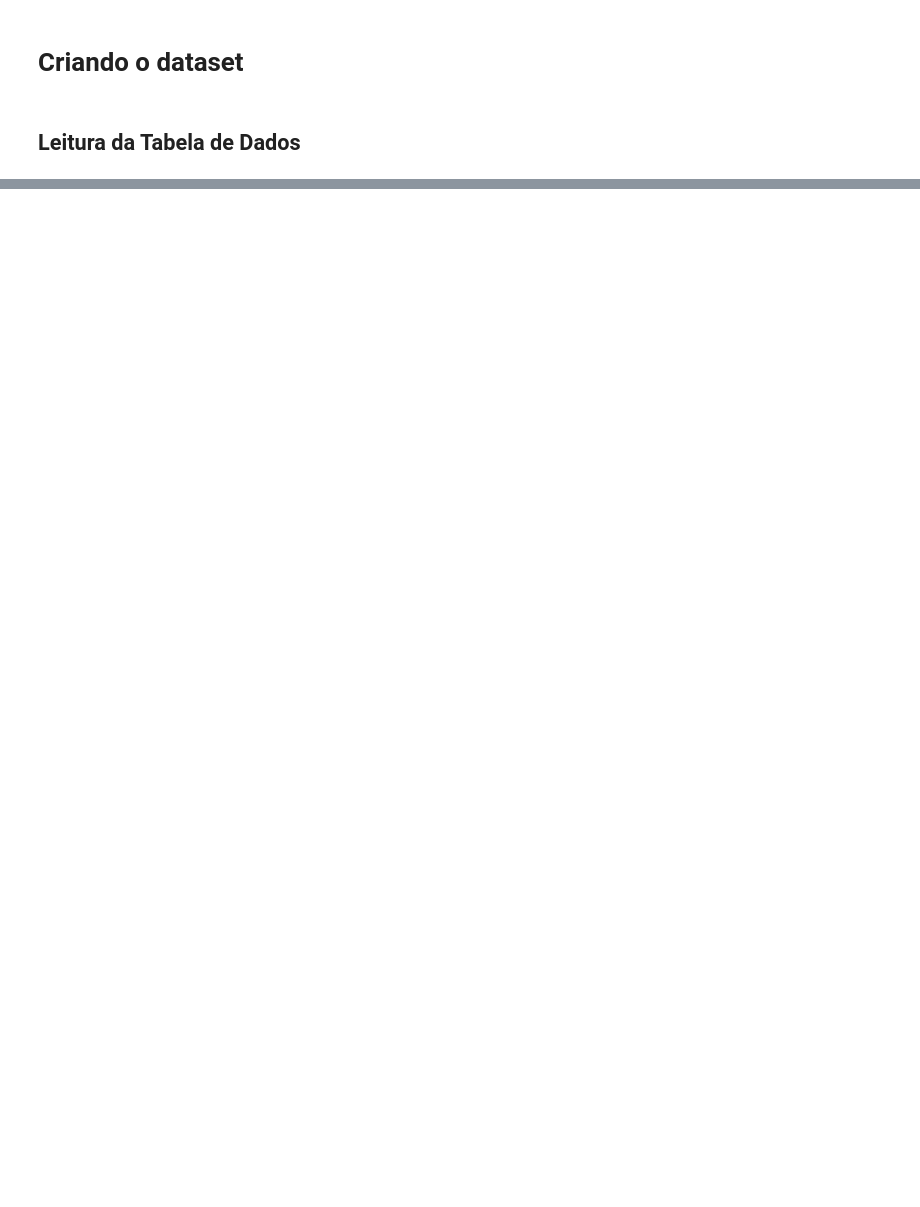
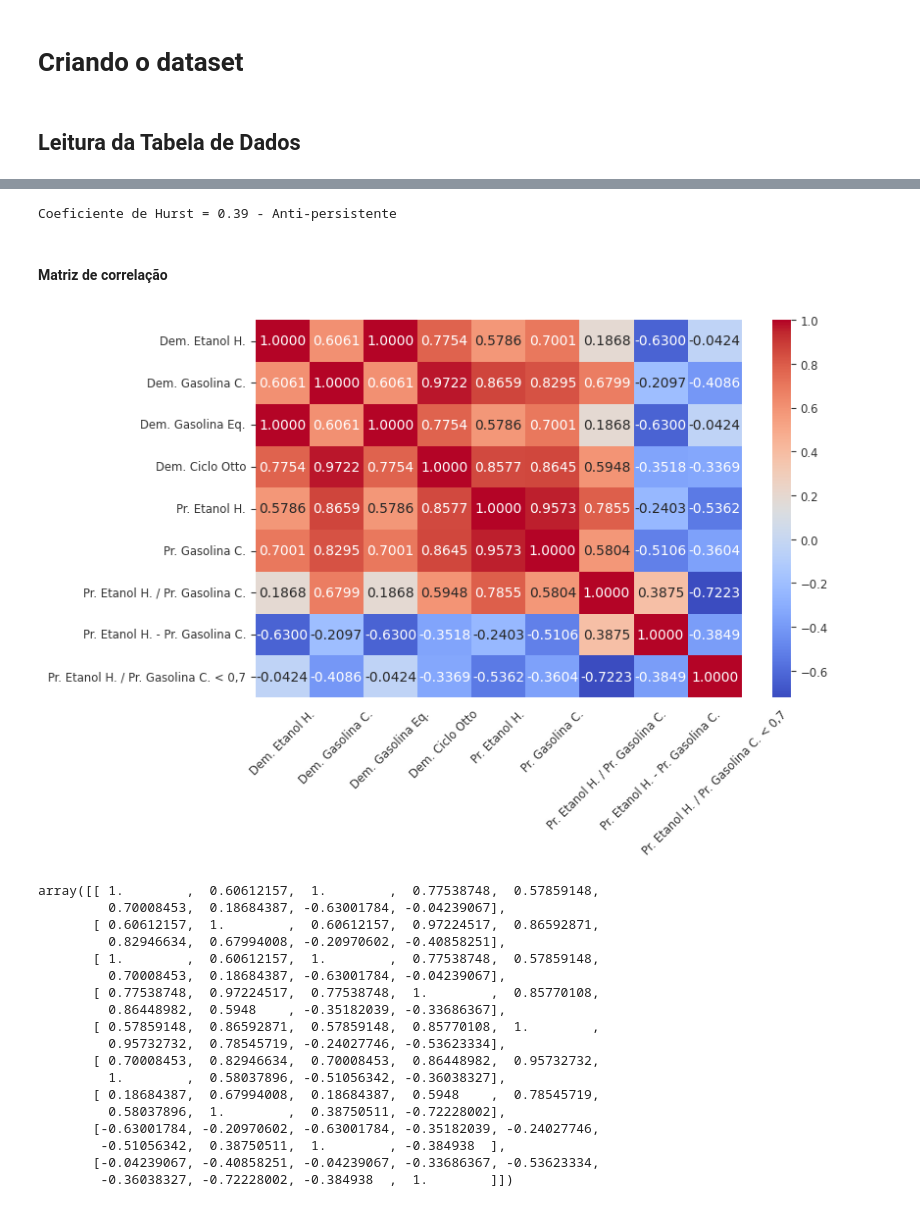
Before and after one commit to Arickjd/ehc-demand-forecast, a Jupyter notebook: projeto-de-mestrado.ipynb, the cells around one changed output, grey strips where cells are left out. Drawn from its saved outputs; the diff is of its cells as text; code cells hidden in the pictures; blank space fills up the shorter version.

```diff
--- a/projeto-de-mestrado.ipynb
+++ b/projeto-de-mestrado.ipynb
@@ -39,0 +268,41 @@ Não foi possível atualizar os dados
+# %%
+hurst = Hurst()
+
+H, HDescription = hurst.calculate(train)
+print("Coeficiente de Hurst = {:.2f} - {}".format(H, HDescription))
+# %% [output]
+Coeficiente de Hurst = 0.39 - Anti-persistente
+# %% [markdown]
+#### Matriz de correlação
+# %%
+plot_correlation_matrix([
+    train,
+    train_d_gasolina,
+    train_d_gasolina_eq,
+    train_d_ciclo_otto,
+    train_p_etanol,
+    train_p_gasolina,
+    train_p_r_etanol_gasolina,
+    train_p_d_etanol_gasolina,
+    train_p_r_etanol_gasolina_bool,
+], annot = True, fmt=".4f", )
+# %% [output]
+[figure, added]
+array([[ 1.        ,  0.60612157,  1.        ,  0.77538748,  0.57859148,
+         0.70008453,  0.18684387, -0.63001784, -0.04239067],
+       [ 0.60612157,  1.        ,  0.60612157,  0.97224517,  0.86592871,
+         0.82946634,  0.67994008, -0.20970602, -0.40858251],
+       [ 1.        ,  0.60612157,  1.        ,  0.77538748,  0.57859148,
+         0.70008453,  0.18684387, -0.63001784, -0.04239067],
+       [ 0.77538748,  0.97224517,  0.77538748,  1.        ,  0.85770108,
+         0.86448982,  0.5948    , -0.35182039, -0.33686367],
+       [ 0.57859148,  0.86592871,  0.57859148,  0.85770108,  1.        ,
+         0.95732732,  0.78545719, -0.24027746, -0.53623334],
+       [ 0.70008453,  0.82946634,  0.70008453,  0.86448982,  0.95732732,
+         1.        ,  0.58037896, -0.51056342, -0.36038327],
+       [ 0.18684387,  0.67994008,  0.18684387,  0.5948    ,  0.78545719,
+         0.58037896,  1.        ,  0.38750511, -0.72228002],
+       [-0.63001784, -0.20970602, -0.63001784, -0.35182039, -0.24027746,
+        -0.51056342,  0.38750511,  1.        , -0.384938  ],
+       [-0.04239067, -0.40858251, -0.04239067, -0.33686367, -0.53623334,
+        -0.36038327, -0.72228002, -0.384938  ,  1.        ]])
```
Also changed, not shown: parts of 59 cells of this notebook, 4 other files.
